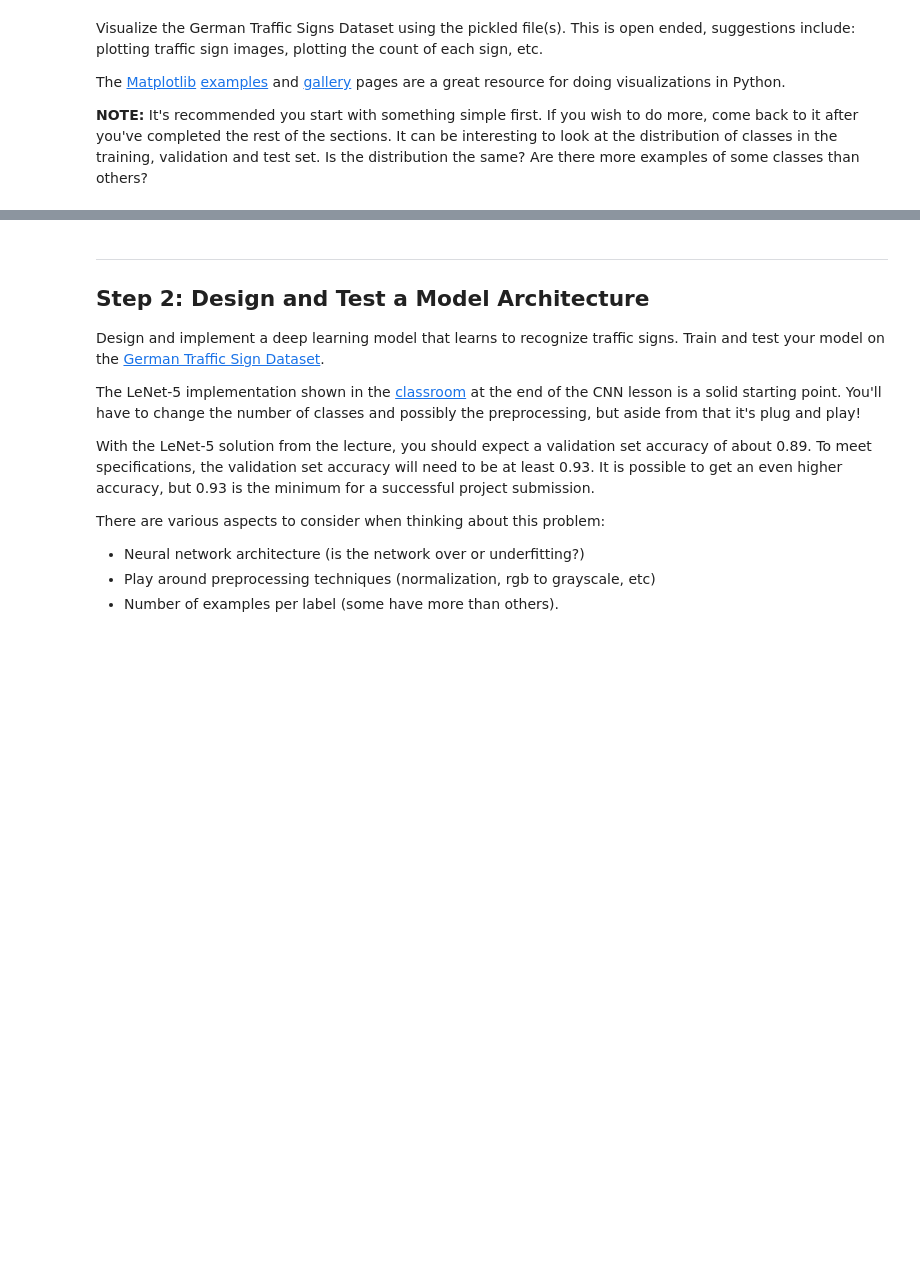
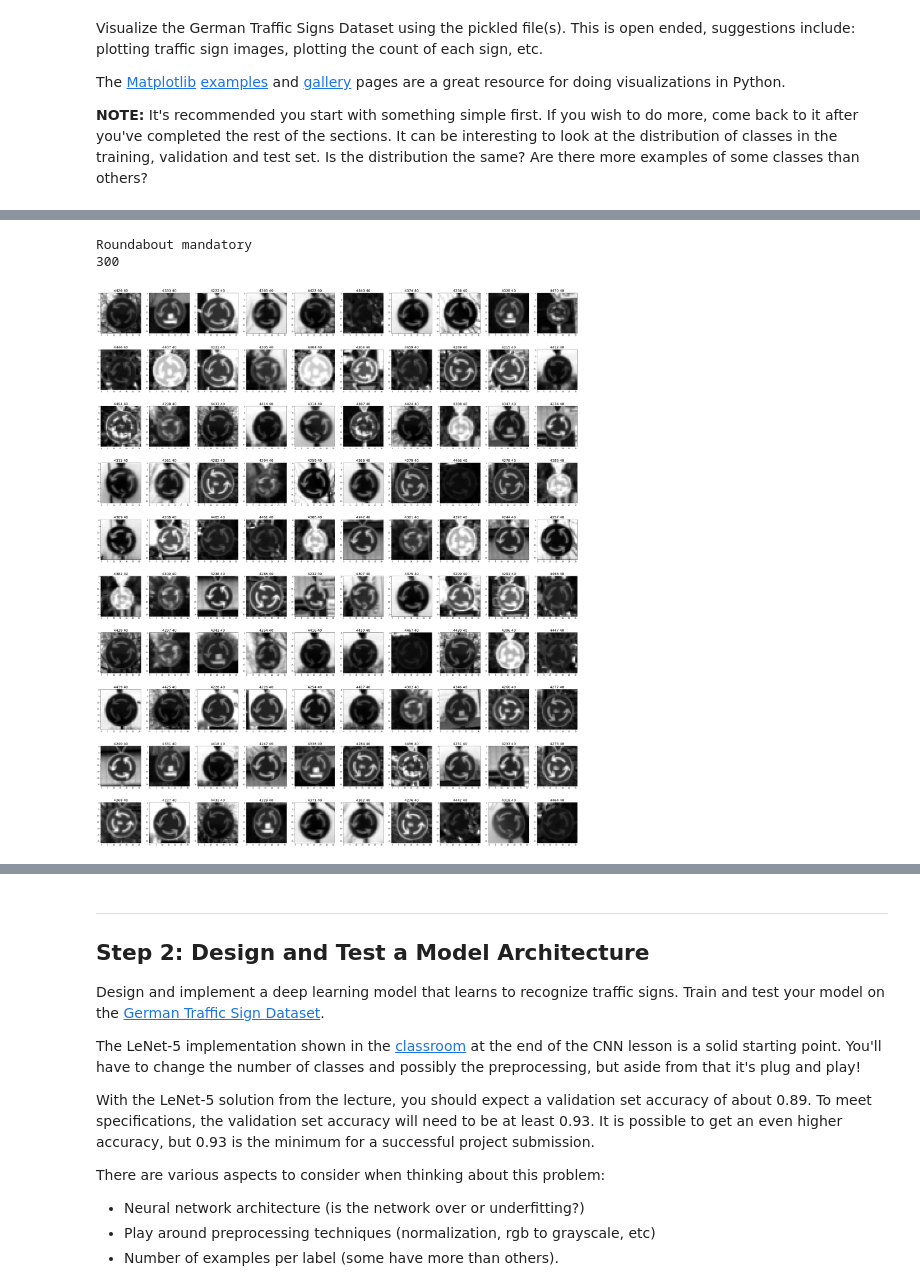
Before and after one commit to magicyuli/CarND-Traffic-Sign-Classifier-Project, a Jupyter notebook: Traffic_Sign_Classifier.ipynb, the cells around one changed output, grey strips where cells are left out. Cells and saved outputs as stored; diff of their text form; code cells hidden in the pictures; blank space fills up the shorter version.

```diff
--- a/Traffic_Sign_Classifier.ipynb
+++ b/Traffic_Sign_Classifier.ipynb
@@ -27,8 +27,6 @@ import random
 import matplotlib.pyplot as plt
 # Visualizations will be shown in the notebook.
 %matplotlib inline
-
-# TODO: Fill this in based on where you saved the training and testing data
 
 training_file = 'train.p'
 validation_file = 'valid.p'
@@ -45,9 +43,13 @@ X_train, y_train = train['features'], train['labels']
 X_valid, y_valid = valid['features'], valid['labels']
 X_test, y_test = test['features'], test['labels']
 
-X_train_gray = np.mean(X_train, axis=3)
-X_valid_gray = np.mean(X_valid, axis=3)
-X_test_gray = np.mean(X_test, axis=3)
+
+def convertToGrayscale(X):
+    return np.mean(X, axis=3)
+
+X_train_gray = convertToGrayscale(X_train)
+X_valid_gray = convertToGrayscale(X_valid)
+X_test_gray = convertToGrayscale(X_test)
 # %% [markdown]
 ---
 
@@ -143,3 +155,7 @@ showImagesOfLabel(X_valid, y_valid, 24)
 # %%
-showImagesOfLabel(X_train_gray, y_train, 32, grayscale=True)
+showImagesOfLabel(X_train_gray, y_train, 40, grayscale=True)
+# %% [output]
+Roundabout mandatory
+300
+[figure, added]
 # %%
```
Also changed, not shown: parts of 32 cells of this notebook, 13 other files.
